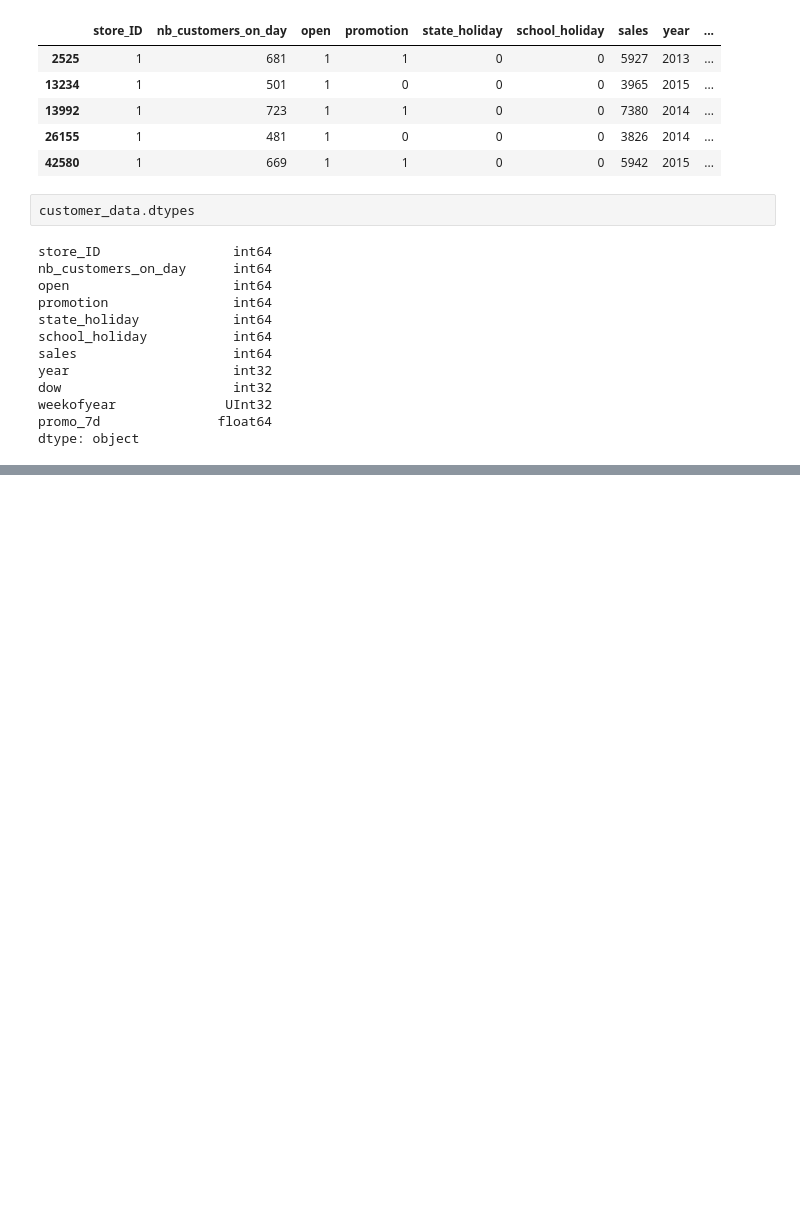
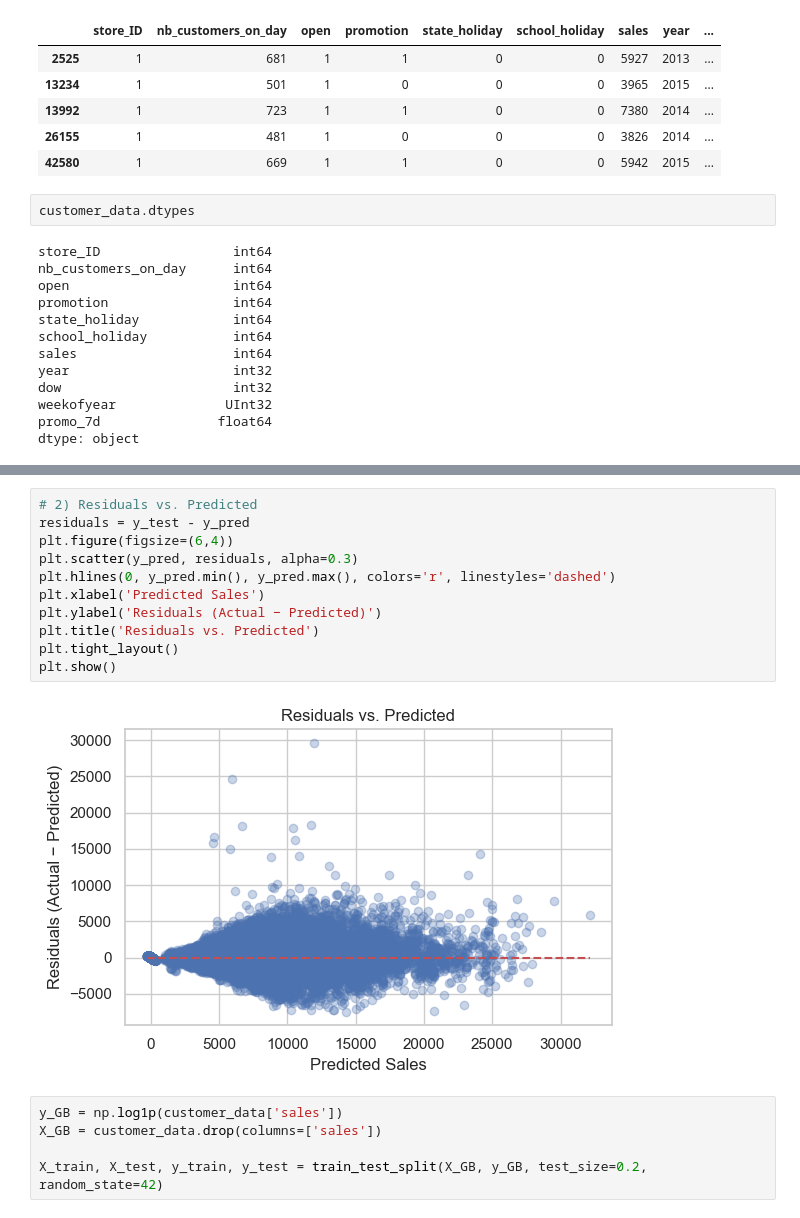
Before and after one commit to JeanDenisD/ironkaggle, a Jupyter notebook: Notebook kdr.ipynb, the cells around one changed output, grey strips where cells are left out. Drawn from its saved outputs; the diff is of its cells as text; blank space fills up the shorter version.

```diff
--- a/Notebook kdr.ipynb
+++ b/Notebook kdr.ipynb
@@ -273,0 +364,18 @@ dtype: object
+# %%
+# 2) Residuals vs. Predicted
+residuals = y_test - y_pred
+plt.figure(figsize=(6,4))
+plt.scatter(y_pred, residuals, alpha=0.3)
+plt.hlines(0, y_pred.min(), y_pred.max(), colors='r', linestyles='dashed')
+plt.xlabel('Predicted Sales')
+plt.ylabel('Residuals (Actual − Predicted)')
+plt.title('Residuals vs. Predicted')
+plt.tight_layout()
+plt.show()
+# %% [output]
+[figure, added]
+# %%
+y_GB = np.log1p(customer_data['sales'])
+X_GB = customer_data.drop(columns=['sales'])
+
+X_train, X_test, y_train, y_test = train_test_split(X_GB, y_GB, test_size=0.2, random_state=42)
```
Also changed, not shown: parts of 19 cells of this notebook.
